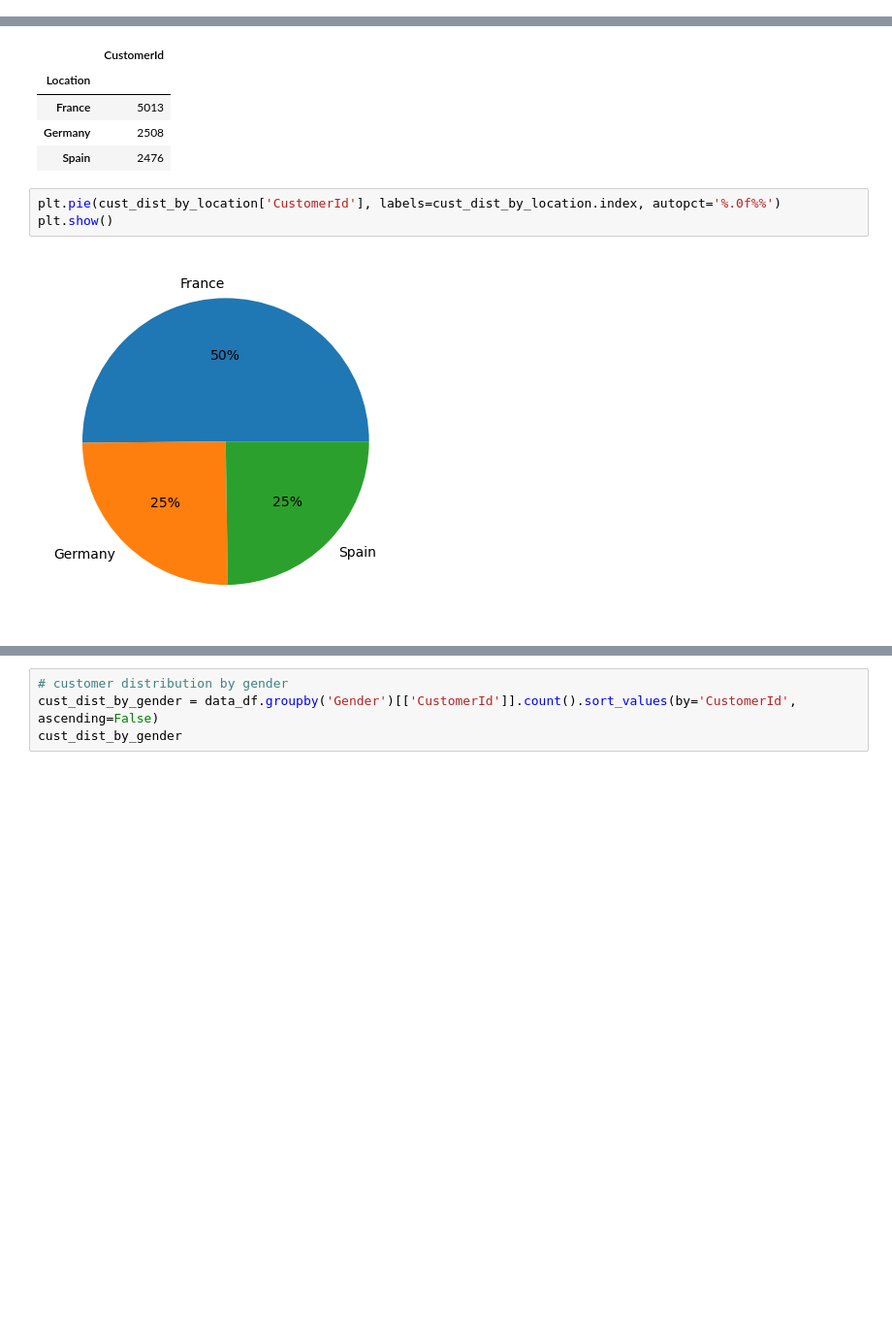
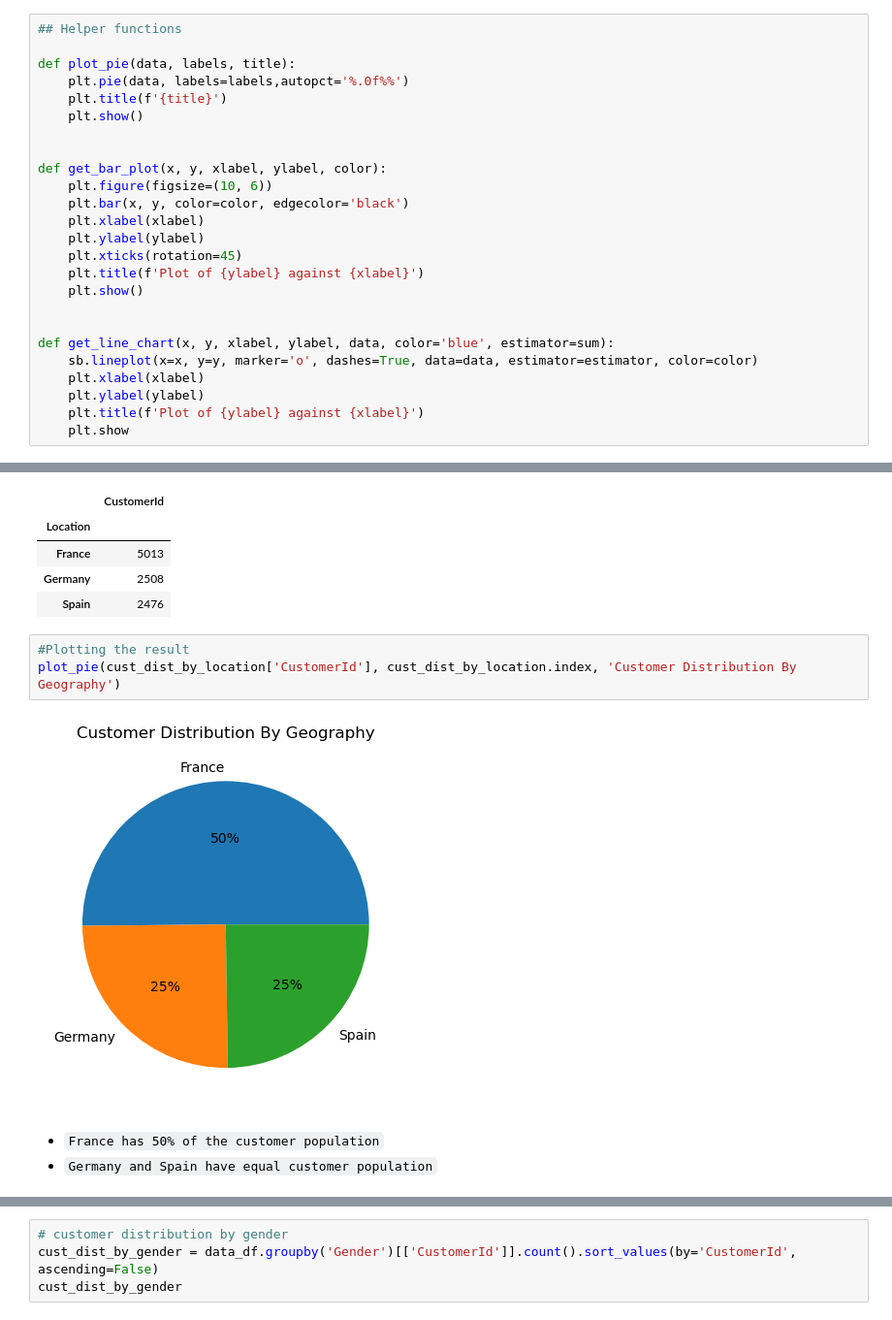
Before and after one commit to RosemaryDeal/Data-Analysis-Final-Project, a Jupyter notebook: Data-Analysis-Final-Project-Using-Pandas.ipynb, the cells around one changed output, grey strips where cells are left out. Shown at 97% size. Cells and saved outputs as stored; diff of their text form; blank space fills up the shorter version.

```diff
--- a/Data-Analysis-Final-Project-Using-Pandas.ipynb
+++ b/Data-Analysis-Final-Project-Using-Pandas.ipynb
@@ -422,3 +434,28 @@ for col in num_columns:
+# %%
+## Helper functions
+
+def plot_pie(data, labels, title):
+    plt.pie(data, labels=labels,autopct='%.0f%%')
+    plt.title(f'{title}')
+    plt.show()
+
+
+def get_bar_plot(x, y, xlabel, ylabel, color):
+    plt.figure(figsize=(10, 6))
+    plt.bar(x, y, color=color, edgecolor='black')
+    plt.xlabel(xlabel)
+    plt.ylabel(ylabel)
+    plt.xticks(rotation=45)
+    plt.title(f'Plot of {ylabel} against {xlabel}')
+    plt.show()
+
+
+def get_line_chart(x, y, xlabel, ylabel, data, color='blue', estimator=sum):
+    sb.lineplot(x=x, y=y, marker='o', dashes=True, data=data, estimator=estimator, color=color)
+    plt.xlabel(xlabel)
+    plt.ylabel(ylabel)
+    plt.title(f'Plot of {ylabel} against {xlabel}')
+    plt.show
 # %% [markdown]
 #### Demographic Analysis
 # %% [markdown]
@@ -475,7 +489,10 @@ cust_dist_by_location
 | Germany | 2508 |
 | Spain | 2476 |
 # %%
-plt.pie(cust_dist_by_location['CustomerId'], labels=cust_dist_by_location.index, autopct='%.0f%%')
-plt.show()
+#Plotting the result
+plot_pie(cust_dist_by_location['CustomerId'], cust_dist_by_location.index, 'Customer Distribution By Geography')
 # %% [output]
-[figure, old version]
+[figure, new version]
+# %% [markdown]
+- `France has 50% of the customer population`
+- `Germany and Spain have equal customer population`
```
Also changed, not shown: parts of 93 cells of this notebook, 27 other files.
